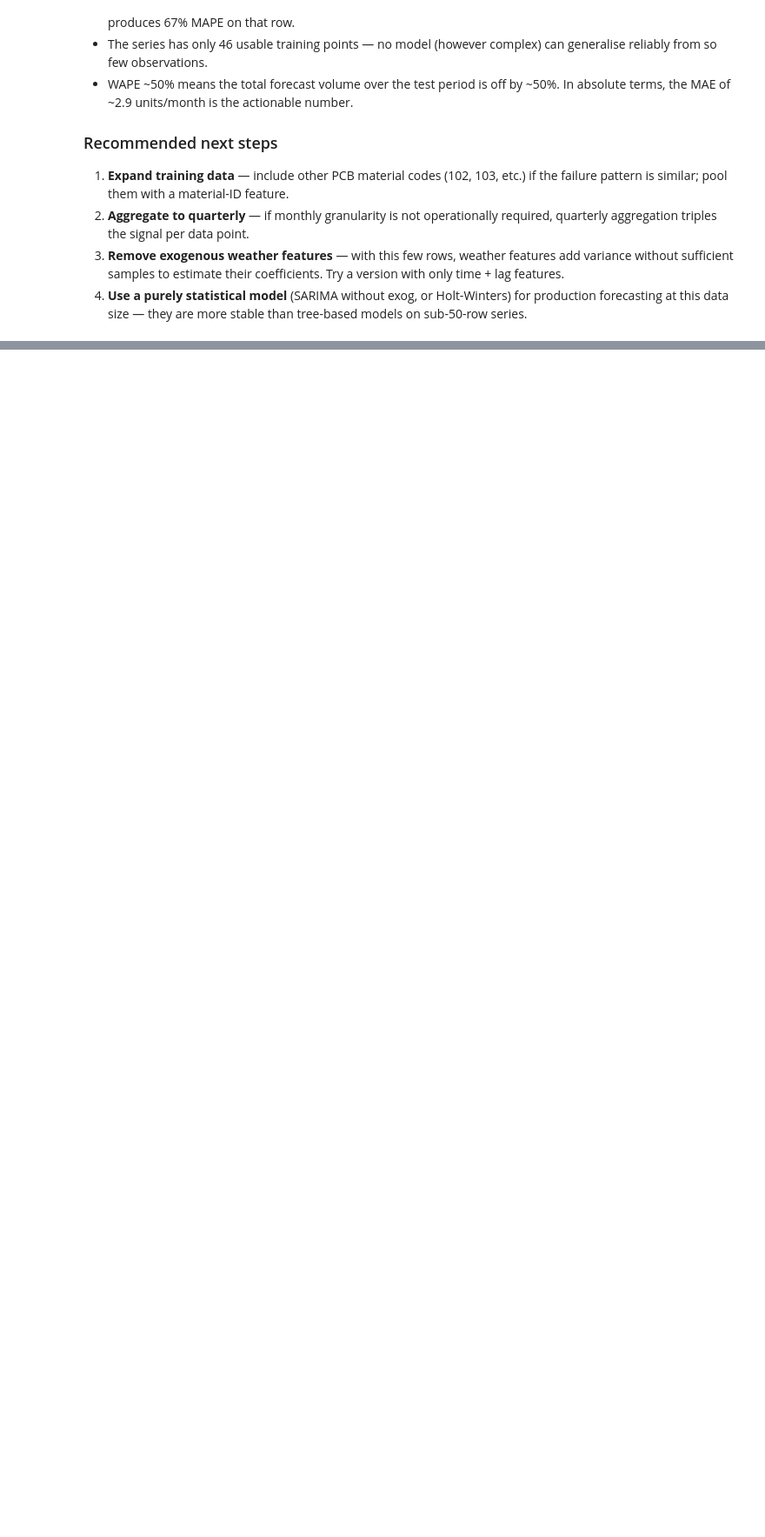
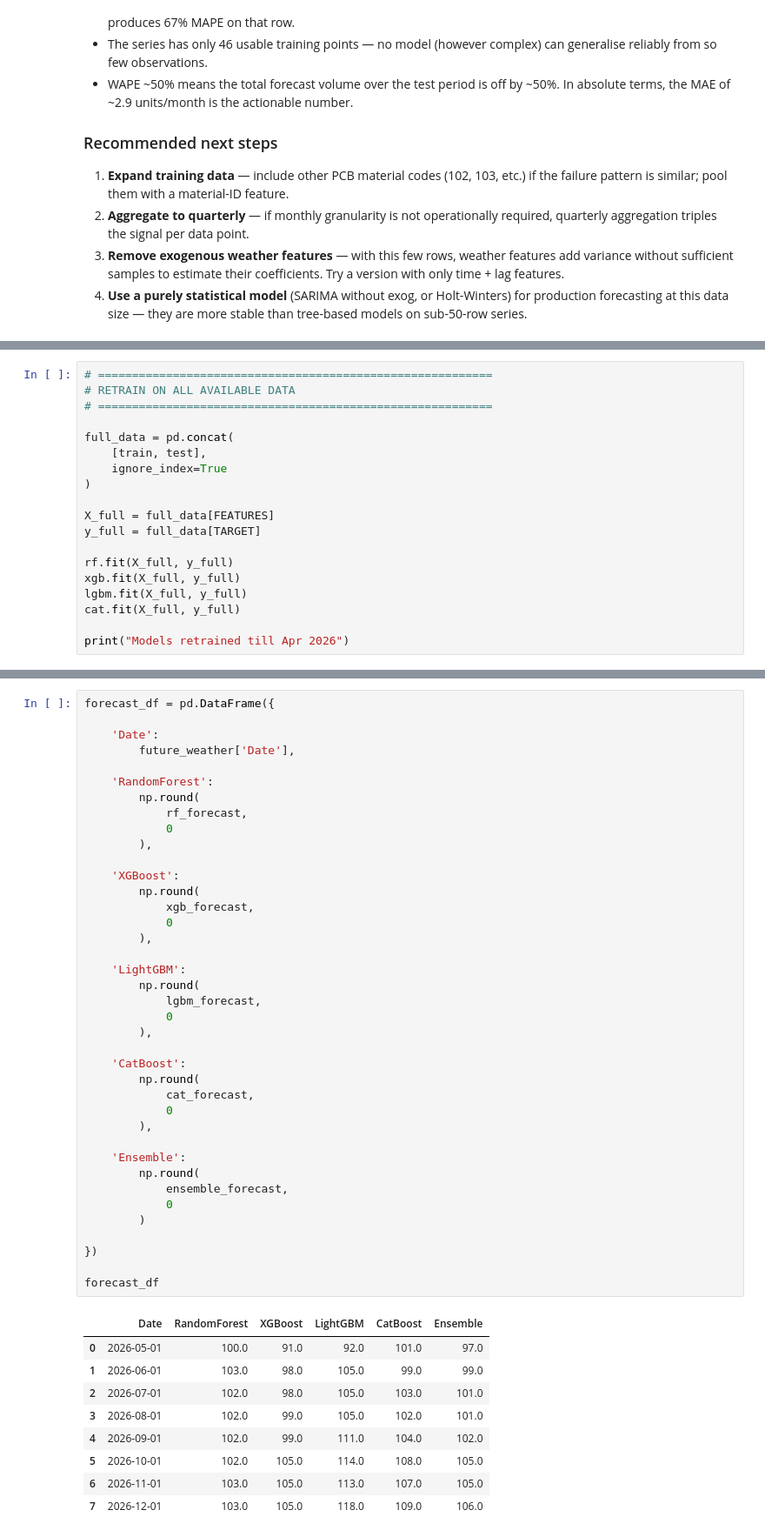
Before and after one commit to ameymh26/Summer_Internship_analysis, a Jupyter notebook: 101/Predictive_Analysis/Overall_Monthly_Analysis_V2.ipynb, the cells around one changed output, grey strips where cells are left out. Shown at 87% size. Saved outputs shown, nothing was run; the diff lists cells and outputs as text; blank space fills up the shorter version.

```diff
--- a/101/Predictive_Analysis/Overall_Monthly_Analysis_V2.ipynb
+++ b/101/Predictive_Analysis/Overall_Monthly_Analysis_V2.ipynb
@@ -618,0 +648,19 @@ This is a **fundamental data limitation**, not a modelling failure:
+# %%
+# ==========================================================
+# RETRAIN ON ALL AVAILABLE DATA
+# ==========================================================
+
+full_data = pd.concat(
+    [train, test],
+    ignore_index=True
+)
+
+X_full = full_data[FEATURES]
+y_full = full_data[TARGET]
+
+rf.fit(X_full, y_full)
+xgb.fit(X_full, y_full)
+lgbm.fit(X_full, y_full)
+cat.fit(X_full, y_full)
+
+print("Models retrained till Apr 2026")
@@ -618,0 +891,49 @@ This is a **fundamental data limitation**, not a modelling failure:
+# %%
+forecast_df = pd.DataFrame({
+
+    'Date':
+        future_weather['Date'],
+
+    'RandomForest':
+        np.round(
+            rf_forecast,
+            0
+        ),
+
+    'XGBoost':
+        np.round(
+            xgb_forecast,
+            0
+        ),
+
+    'LightGBM':
+        np.round(
+            lgbm_forecast,
+            0
+        ),
+
+    'CatBoost':
+        np.round(
+            cat_forecast,
+            0
+        ),
+
+    'Ensemble':
+        np.round(
+            ensemble_forecast,
+            0
+        )
+
+})
+
+forecast_df
+# %% [output]
+|  | Date | RandomForest | XGBoost | LightGBM | CatBoost | Ensemble |
+| 0 | 2026-05-01 | 100.0 | 91.0 | 92.0 | 101.0 | 97.0 |
+| 1 | 2026-06-01 | 103.0 | 98.0 | 105.0 | 99.0 | 99.0 |
+| 2 | 2026-07-01 | 102.0 | 98.0 | 105.0 | 103.0 | 101.0 |
+| 3 | 2026-08-01 | 102.0 | 99.0 | 105.0 | 102.0 | 101.0 |
+| 4 | 2026-09-01 | 102.0 | 99.0 | 111.0 | 104.0 | 102.0 |
+| 5 | 2026-10-01 | 102.0 | 105.0 | 114.0 | 108.0 | 105.0 |
+| 6 | 2026-11-01 | 103.0 | 105.0 | 113.0 | 107.0 | 105.0 |
+| 7 | 2026-12-01 | 103.0 | 105.0 | 118.0 | 109.0 | 106.0 |
```
Also changed, not shown: parts of 7 cells of this notebook, 6 other files.
